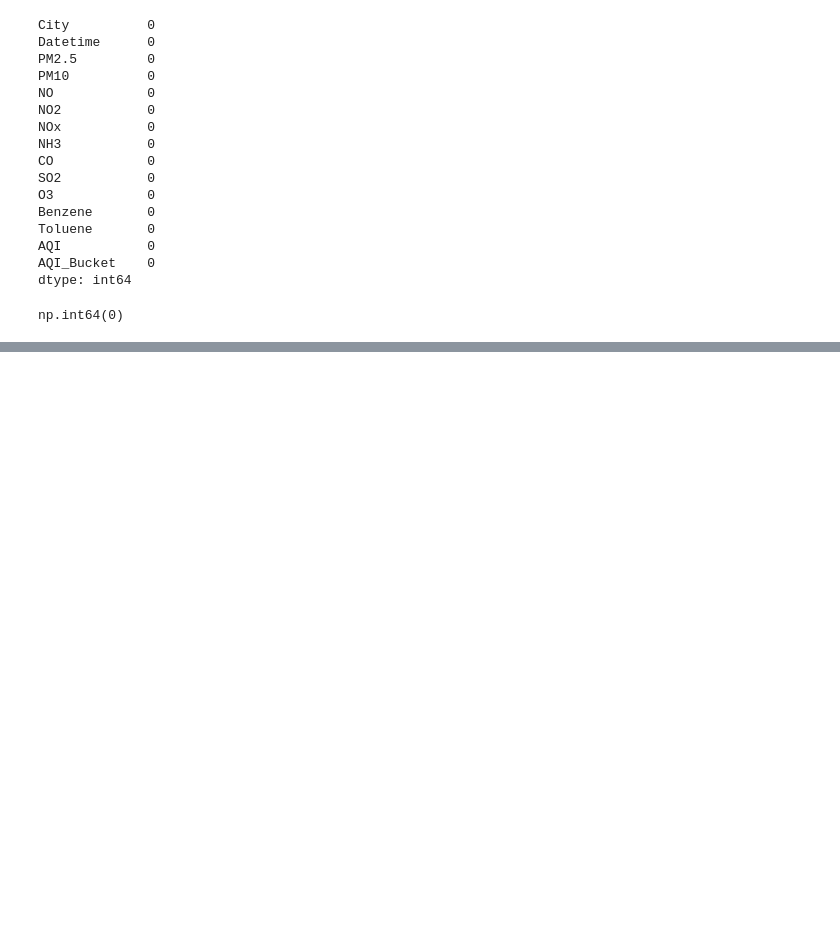
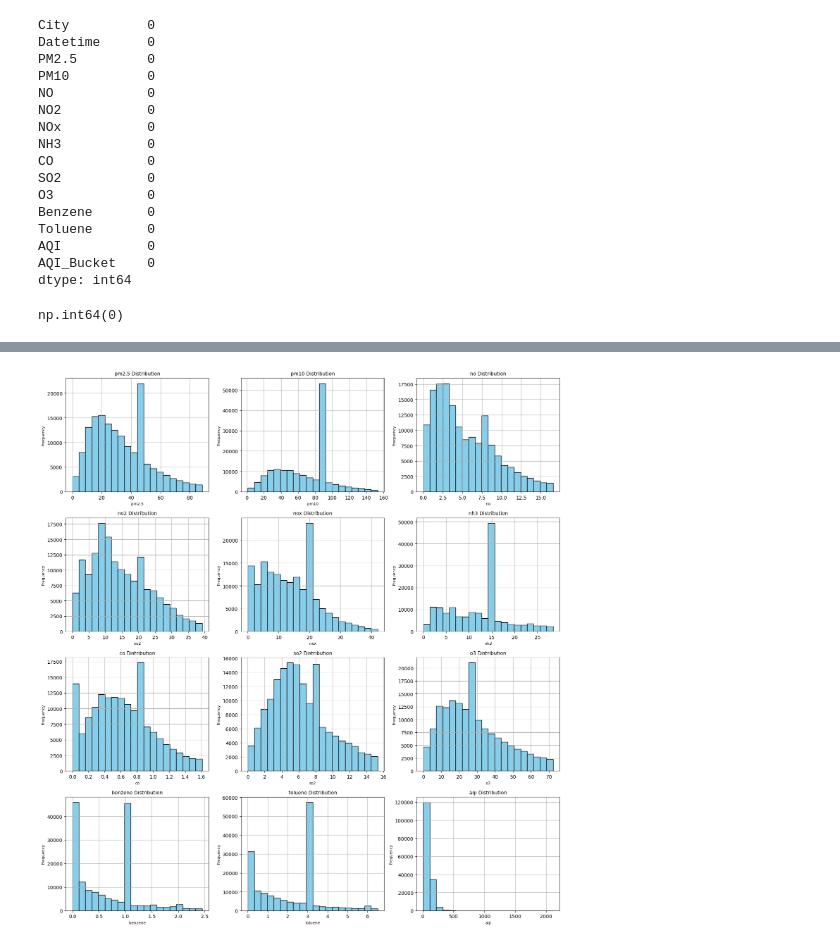
Before and after one commit to JnD001/Air-Quality-Index-Analysis, a Jupyter notebook: Air-Quality-Index.ipynb, the cells around one changed output, grey strips where cells are left out. Saved outputs shown, nothing was run; the diff lists cells and outputs as text; code cells hidden in the pictures; blank space fills up the shorter version.

```diff
--- a/Air-Quality-Index.ipynb
+++ b/Air-Quality-Index.ipynb
@@ -300,0 +339,4 @@ data_cleaned.describe()
+# %%
+data_cleaned.columns = data_cleaned.columns.str.lower().str.replace(' ', '_')
+data_cleaned['datetime'] = pd.to_datetime(data_cleaned['datetime'])
+data_cleaned.info()
@@ -300,0 +378,26 @@ data_cleaned.describe()
+# %%
+# Selecting numeric columns
+numeric_columns = data_cleaned.select_dtypes(include=['float64', 'int64']).columns
+
+# Setting up the grid size
+n_cols = 3  # Number of columns in the grid
+n_rows = -(-len(numeric_columns) // n_cols)  # Calculate rows based on the number of columns
+
+# Creating subplots
+fig, axes = plt.subplots(n_rows, n_cols, figsize=(15, n_rows * 4))
+axes = axes.flatten()  # Flatten axes for easier iteration
+
+for i, column in enumerate(numeric_columns):
+    data_cleaned[column].hist(bins=20, ax=axes[i], color='skyblue', edgecolor='black')
+    axes[i].set_title(f'{column} Distribution', fontsize=10)
+    axes[i].set_xlabel(column, fontsize=8)
+    axes[i].set_ylabel('Frequency', fontsize=8)
+
+# Turn off unused axes
+for i in range(len(numeric_columns), len(axes)):
+    axes[i].axis('off')
+
+plt.tight_layout()  # Adjust layout to avoid overlapping
+plt.show()
+# %% [output]
+[figure, added]
```
Also changed, not shown: parts of 15 cells of this notebook.
